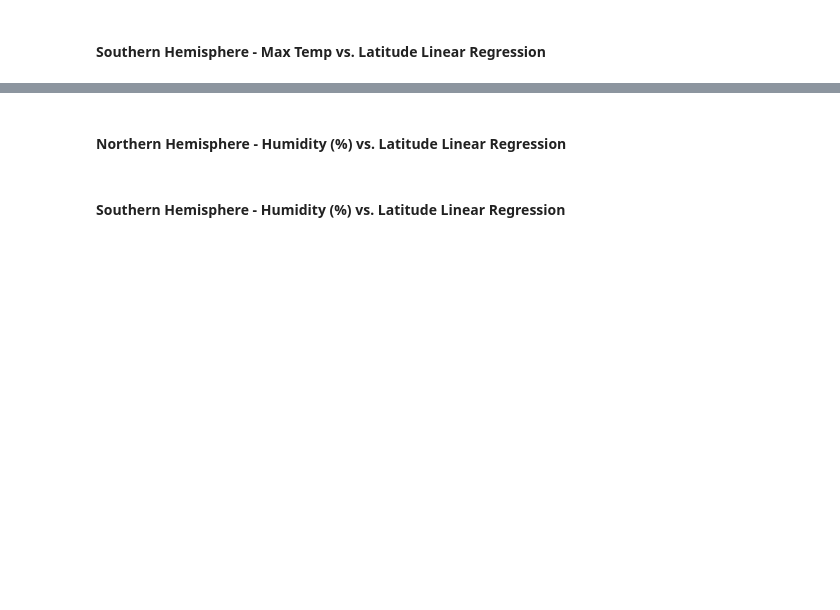
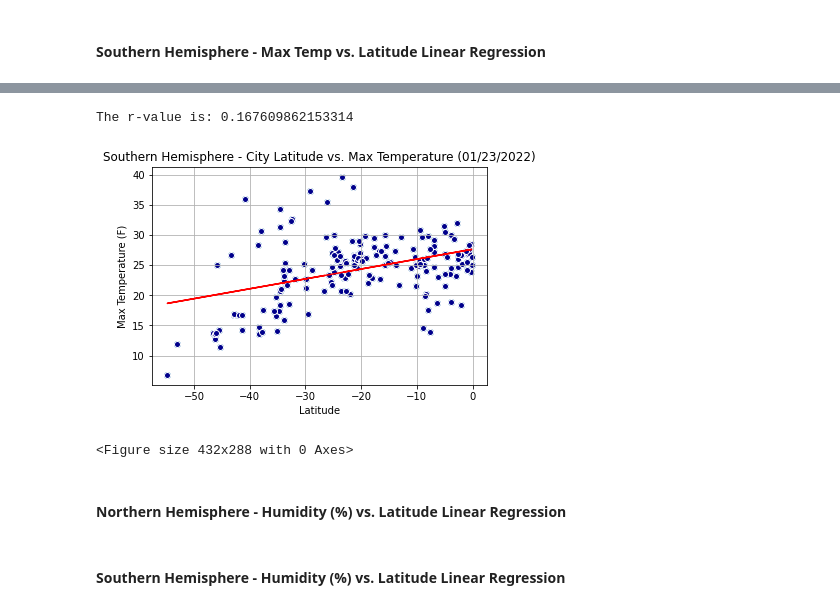
Before and after one commit to jcus/python-api-challenge, a Jupyter notebook: starter_code/WeatherPy.ipynb, the cells around one changed output, grey strips where cells are left out. Cells and saved outputs as stored; diff of their text form; code cells hidden in the pictures; blank space fills up the shorter version.

```diff
--- a/starter_code/WeatherPy.ipynb
+++ b/starter_code/WeatherPy.ipynb
@@ -428,20 +503,32 @@ print(line_equation1)
 # %%
 # Create plot for Southern Hemisphere
 plt.scatter(x_values,y_values)
 plt.plot(x_values,regress_values,"r-")
 
 # Label plot and annotate the line equation
 plt.xlabel("Latitude")
 plt.ylabel("Max Tempe")
 
+plt.scatter(x_values, y_values, facecolors="darkblue", marker="o", edgecolor="white")
+plt.xlabel('Latitude')
+plt.ylabel('Max Temperature (F)')
+plt.title("Southern Hemisphere - City Latitude vs. Max Temperature (01/23/2022)")
+
 #plt.text(0,0,line_equation1, color='red')
-plt.annotate(line_equation1,(0,0),fontsize=15,color="red")
+plt.annotate({line_equation1},(0,0),fontsize=15,color="red")
 
 # Print r value
 print(f"The r-value is: {rvalue**2}")
 
 plt.grid()
 plt.show()
+
+# save plot as png file
+plt.savefig("S_Hemi_CityLatitude_vs_MaxTemp_LinearReg")
+# %% [output]
+The r-value is: 0.167609862153314
+[figure, added]
+<Figure size 432x288 with 0 Axes>
 # %% [markdown]
 ####  Northern Hemisphere - Humidity (%) vs. Latitude Linear Regression
 # %% [markdown]
```
Also changed, not shown: parts of 16 cells of this notebook.
